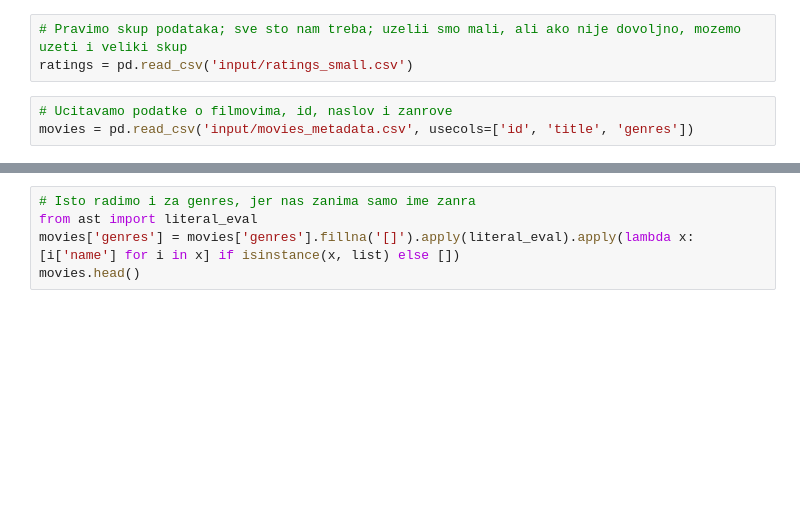
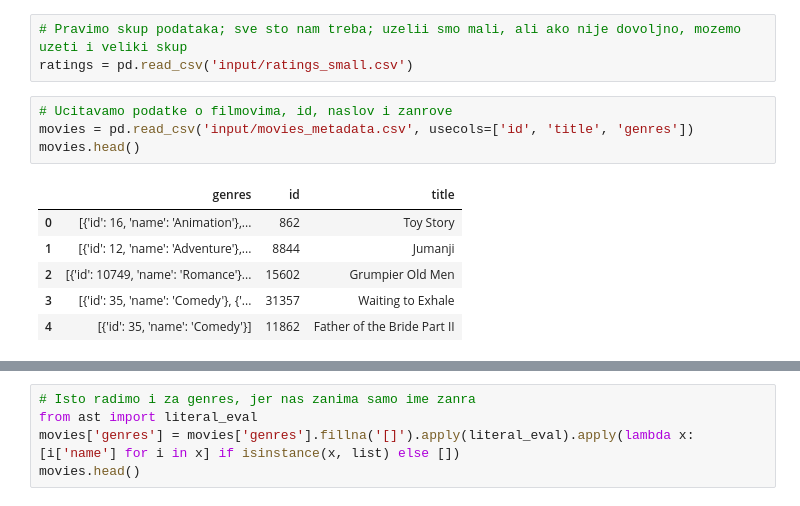
Before and after one commit to NatalijaKom/Recommender-System, a Jupyter notebook: colaborativeFiltering2.ipynb, the cells around one changed output, grey strips where cells are left out. Saved outputs shown, nothing was run; the diff lists cells and outputs as text; blank space fills up the shorter version.

```diff
--- a/colaborativeFiltering2.ipynb
+++ b/colaborativeFiltering2.ipynb
@@ -7,3 +7,11 @@ ratings = pd.read_csv('input/ratings_small.csv')
 # %%
 # Ucitavamo podatke o filmovima, id, naslov i zanrove
 movies = pd.read_csv('input/movies_metadata.csv', usecols=['id', 'title', 'genres'])
+movies.head()
+# %% [output]
+|  | genres | id | title |
+| 0 | [{'id': 16, 'name': 'Animation'},... | 862 | Toy Story |
+| 1 | [{'id': 12, 'name': 'Adventure'},... | 8844 | Jumanji |
+| 2 | [{'id': 10749, 'name': 'Romance'}... | 15602 | Grumpier Old Men |
+| 3 | [{'id': 35, 'name': 'Comedy'}, {'... | 31357 | Waiting to Exhale |
+| 4 | [{'id': 35, 'name': 'Comedy'}] | 11862 | Father of the Bride Part II |
```
Also changed, not shown: parts of 6 cells of this notebook.
